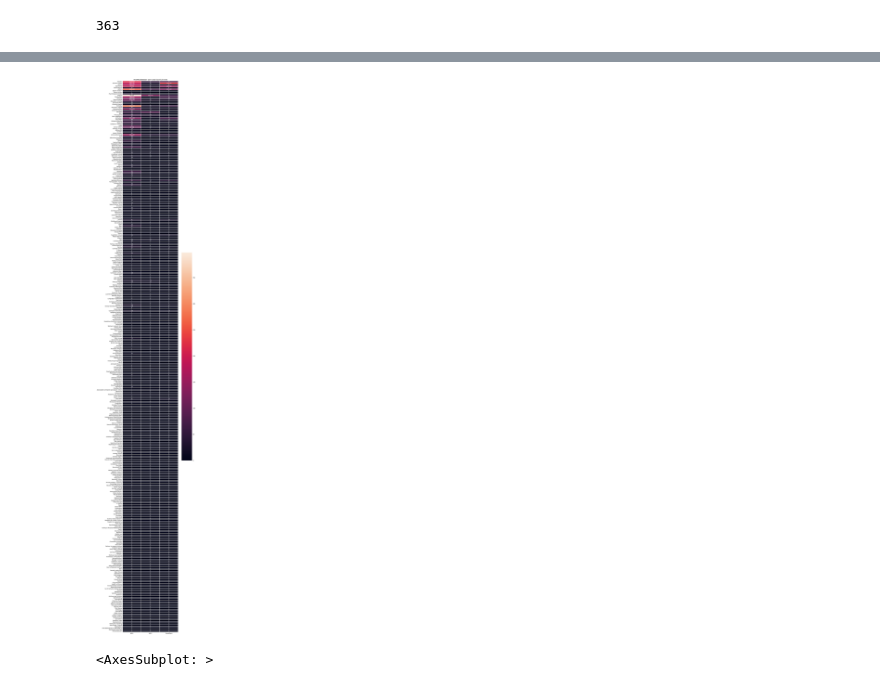
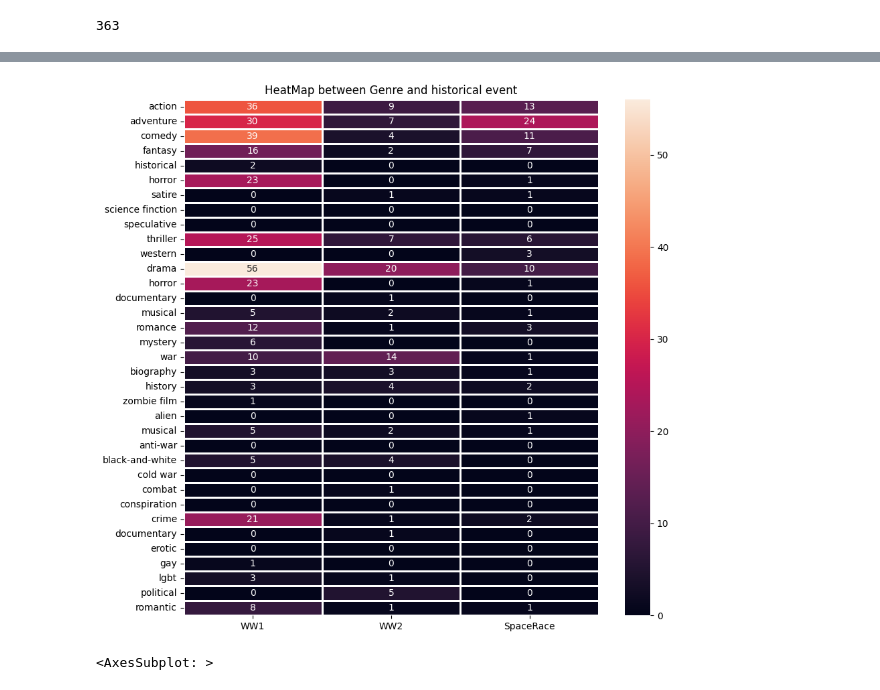
Before and after one commit to epfl-ada/ada-2022-project-thegonios, a Jupyter notebook: Data_processing.ipynb, the cells around one changed output, grey strips where cells are left out. Cells and saved outputs as stored; diff of their text form; code cells hidden in the pictures.

```diff
--- a/Data_processing.ipynb
+++ b/Data_processing.ipynb
@@ -397,2 +397,6 @@ Text(0.5, 1.0, 'Box office revenue distribution for WW2 event')
 # %% [markdown]
 ## Movie Genres analysis
+# %%
+movies_plot['Genres'] = movies_plot['Genres'].apply(lambda x: ', '.join(map(str, x)))
+movies_plot.Genres = movies_plot.Genres.apply(lambda h: h.lower())
+movies_plot.head(1)
@@ -417,6 +418,12 @@ movies_genres = [x.lower() for x in movies_genres]
+# %%
+movies_genres = ['Action', 'Adventure', 'Comedy', 'Fantasy', 'Historical', 'Horror', 'Satire', 'Science finction', 'Speculative',
+                 'Thriller', 'Western', 'Drama', 'Horror', 'Documentary', 'Musical', 'Romance','Mystery', 'War', 'Biography', 'History',
+                 'zombie film', 'Alien', 'Musical', 'anti-war', 'Black-and-white', 'Cold war', 'combat', 'Conspiration', 'crime',
+                'Documentary', 'Erotic', 'Gay', 'LGBT', 'Political', 'Romantic',  ]
+movies_genres = [x.lower() for x in movies_genres]
 # %%
-for genre in genre_list:
-    movies_plot[genre] = movies_plot['Genres'].apply(lambda x: int(genre in x))
+for genre in movies_genres:
+    movies_plot[genre] = movies_plot['Genres'].apply(lambda x: int(x.count(genre)>=1))
 # %%
 dictionnary_genres = pd.DataFrame()
 # %%
@@ -438,14 +433,14 @@ dictionnary_genres
 # %%
-dictionnary_genres['WW1'] = movies_plot[movies_plot['WW1'] > ww1T][genre_list].sum()
-dictionnary_genres['WW2'] = movies_plot[movies_plot['WW2'] > ww2T][genre_list].sum()
-dictionnary_genres['SpaceRace'] = movies_plot[movies_plot['SpaceRace'] > SpaceT][genre_list].sum()
+dictionnary_genres['WW1'] = movies_plot[movies_plot['WW1'] > ww1T][movies_genres].sum()
+dictionnary_genres['WW2'] = movies_plot[movies_plot['WW2'] > ww2T][movies_genres].sum()
+dictionnary_genres['SpaceRace'] = movies_plot[movies_plot['SpaceRace'] > SpaceT][movies_genres].sum()
 # %%
-plt.figure(figsize=(10,80))
+plt.figure(figsize=(10,10))
 heat_map = sns.heatmap( dictionnary_genres, linewidth = 1 , annot = True)
 plt.title( "HeatMap between Genre and historical event" )
 plt.show()
 # %% [output]
-[figure, old version]
+[figure, new version]
 # %%
 erotique_analysis=time_analysis('Erotica', 0, freq='2y')
 gay_analysis=time_analysis('Gay', 0, freq='2y')
```
Also changed, not shown: parts of 8 cells of this notebook.
